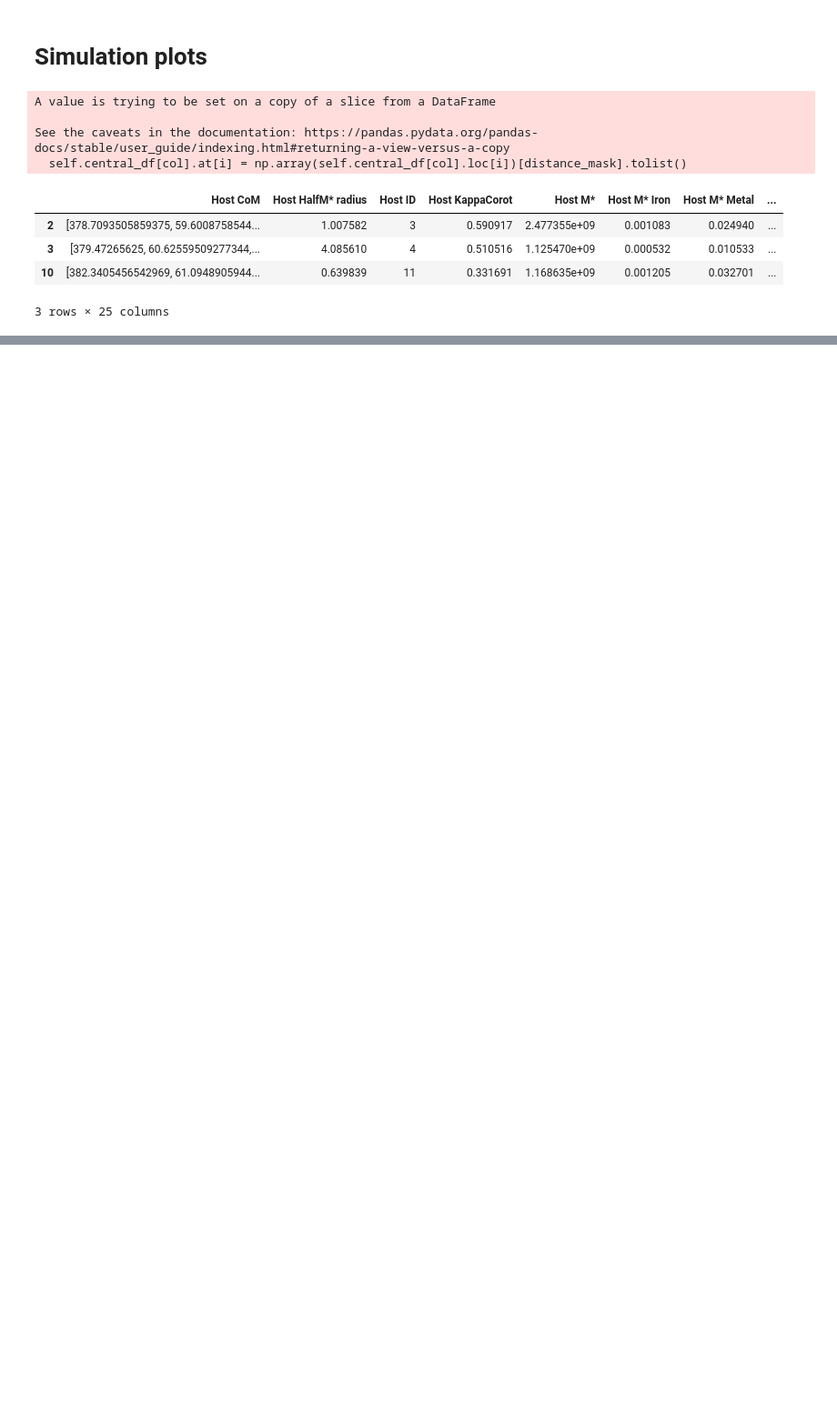
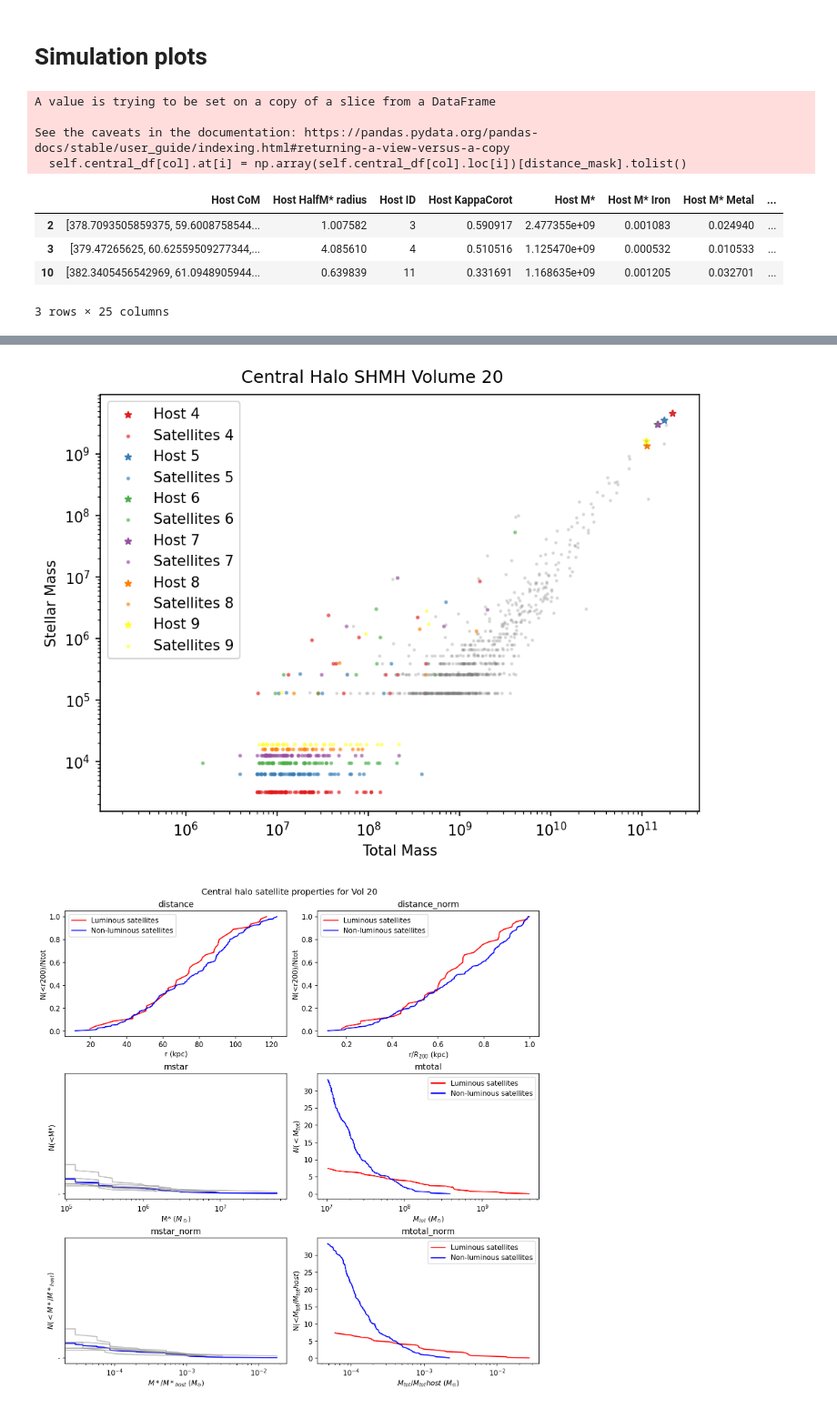
Before and after one commit to PK0207/scripts_by_me, a Jupyter notebook: cosmo_simulations/sim_rework.ipynb, the cells around one changed output, grey strips where cells are left out. Shown at 91% size. Saved outputs shown, nothing was run; the diff lists cells and outputs as text; code cells hidden in the pictures; blank space fills up the shorter version.

```diff
--- a/cosmo_simulations/sim_rework.ipynb
+++ b/cosmo_simulations/sim_rework.ipynb
@@ -680,3 +652,9 @@ See the caveats in the documentation: https://pandas.pydata.org/pandas-docs/stab
+# %%
+vol20_plotsim.smhm_centralhalos()
+vol20_plotsim.lum_nonlum_number_plots()
+# %% [output]
+[figure, added]
+[figure, added]
 # %%
 vol20_plotsim.number_plots(mstar_cut=True, mtot_cut=True)
 vol20_plotsim.avg_number_plots(mstar_cut=True, mtot_cut=True)
```
Also changed, not shown: parts of 15 cells of this notebook.
